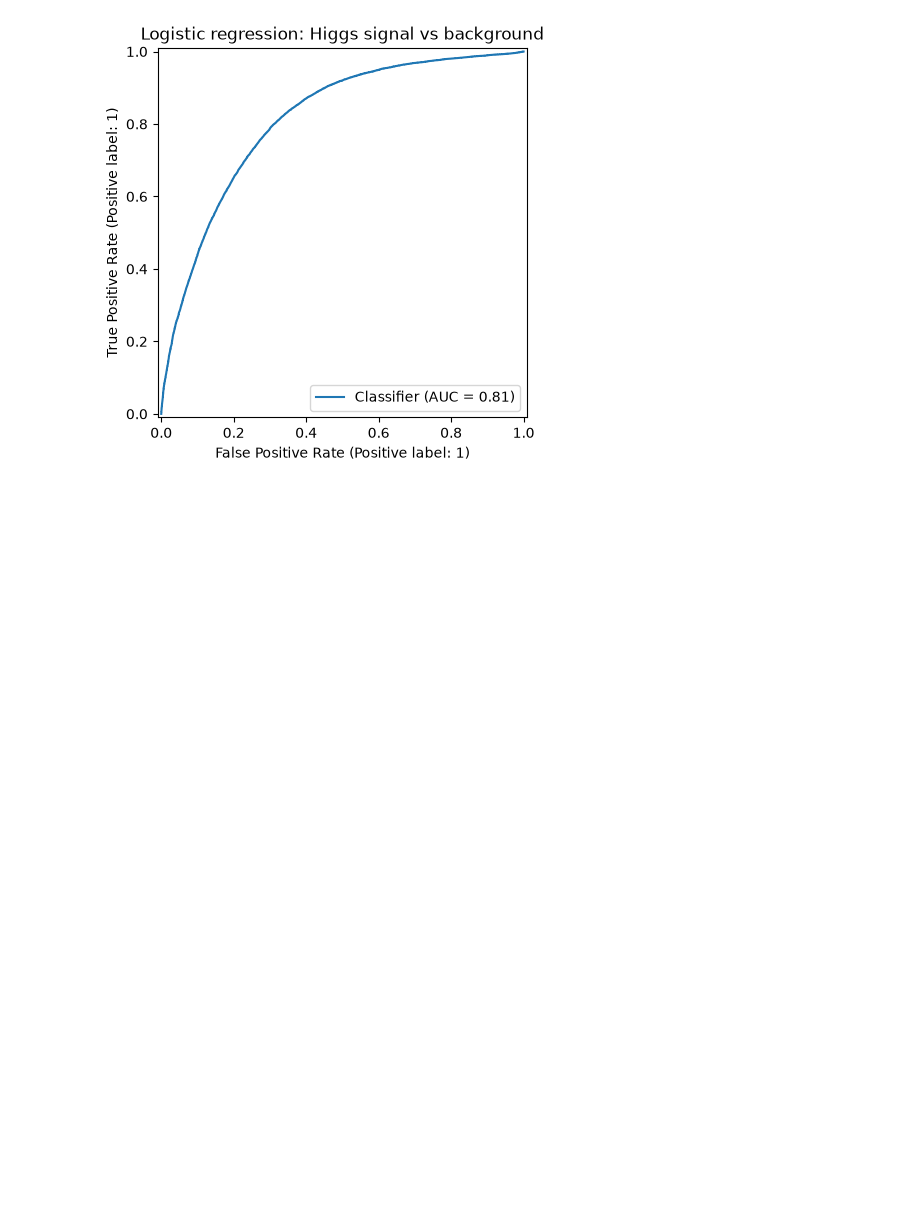
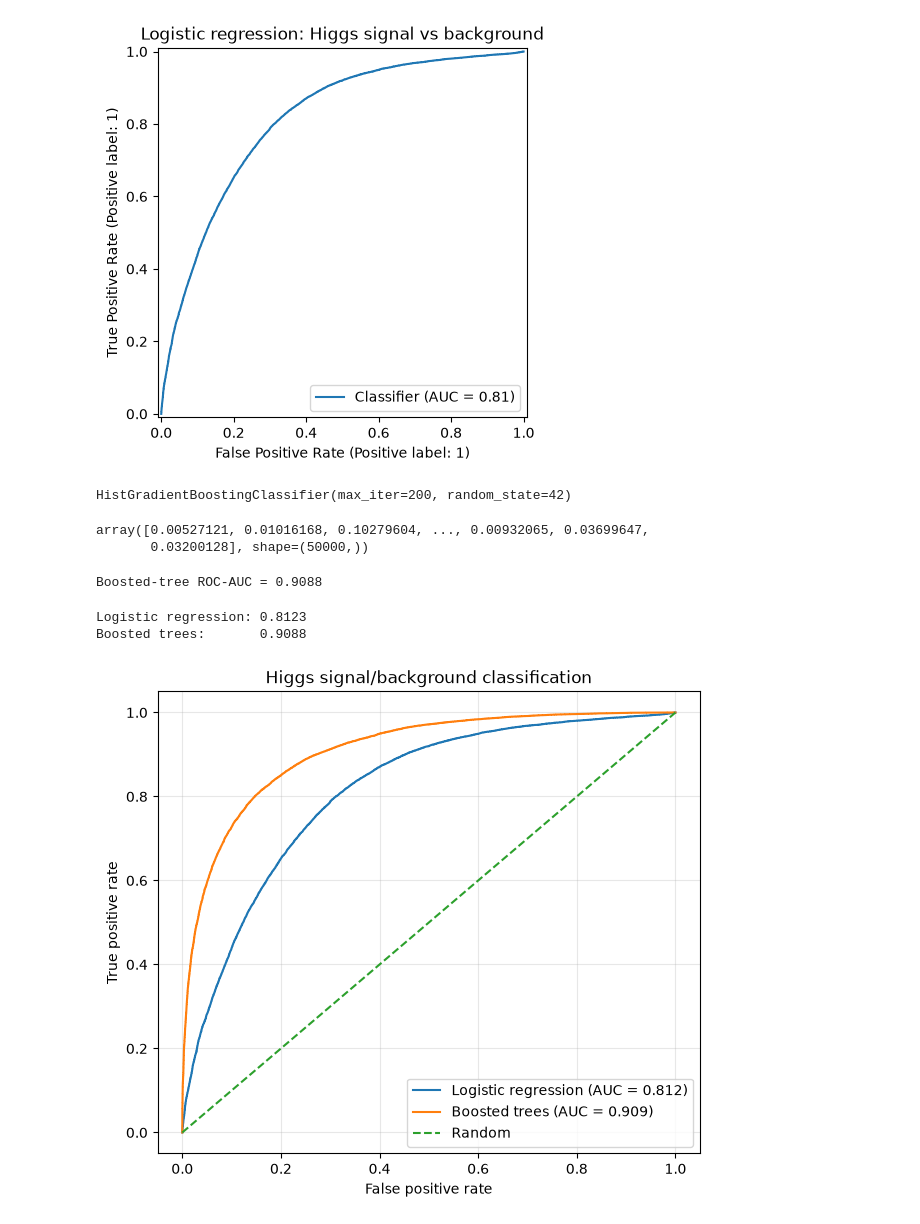
Before and after one commit to nicobenincasa/higgs_ml, a Jupyter notebook: notebooks/01_exploration.ipynb, the cells around one changed output. Saved outputs shown, nothing was run; the diff lists cells and outputs as text; code cells hidden in the pictures; blank space fills up the shorter version.

Commit message:
Add boosted tree classifier and feature analysis

```diff
--- a/notebooks/01_exploration.ipynb
+++ b/notebooks/01_exploration.ipynb
@@ -211,0 +227,65 @@ plt.show()
+# %%
+boosted_model.fit(X_train, y_train)
+# %% [output]
+HistGradientBoostingClassifier(max_iter=200, random_state=42)
+# %%
+boosted_score = boosted_model.predict_proba(X_test)[:, 1]
+boosted_score
+# %% [output]
+array([0.00527121, 0.01016168, 0.10279604, ..., 0.00932065, 0.03699647,
+       0.03200128], shape=(50000,))
+# %%
+boosted_auc = roc_auc_score(
+    y_test,
+    boosted_score,
+)
+
+print(f"Boosted-tree ROC-AUC = {boosted_auc:.4f}")
+# %% [output]
+Boosted-tree ROC-AUC = 0.9088
+# %%
+print(f"Logistic regression: {logistic_auc:.4f}")
+print(f"Boosted trees:       {boosted_auc:.4f}")
+# %% [output]
+Logistic regression: 0.8123
+Boosted trees:       0.9088
+# %%
+fpr_logistic, tpr_logistic, _ = roc_curve(
+    y_test,
+    y_score,
+)
+
+fpr_boosted, tpr_boosted, _ = roc_curve(
+    y_test,
+    boosted_score,
+)
+# %%
+plt.figure(figsize=(7, 6))
+
+plt.plot(
+    fpr_logistic,
+    tpr_logistic,
+    label=f"Logistic regression (AUC = {logistic_auc:.3f})",
+)
+
+plt.plot(
+    fpr_boosted,
+    tpr_boosted,
+    label=f"Boosted trees (AUC = {boosted_auc:.3f})",
+)
+
+plt.plot(
+    [0, 1],
+    [0, 1],
+    "--",
+    label="Random",
+)
+
+plt.xlabel("False positive rate")
+plt.ylabel("True positive rate")
+plt.title("Higgs signal/background classification")
+plt.legend()
+plt.grid(alpha=0.3)
+plt.show()
+# %% [output]
+[figure, added]
```
Also changed, not shown: parts of 14 cells of this notebook.
